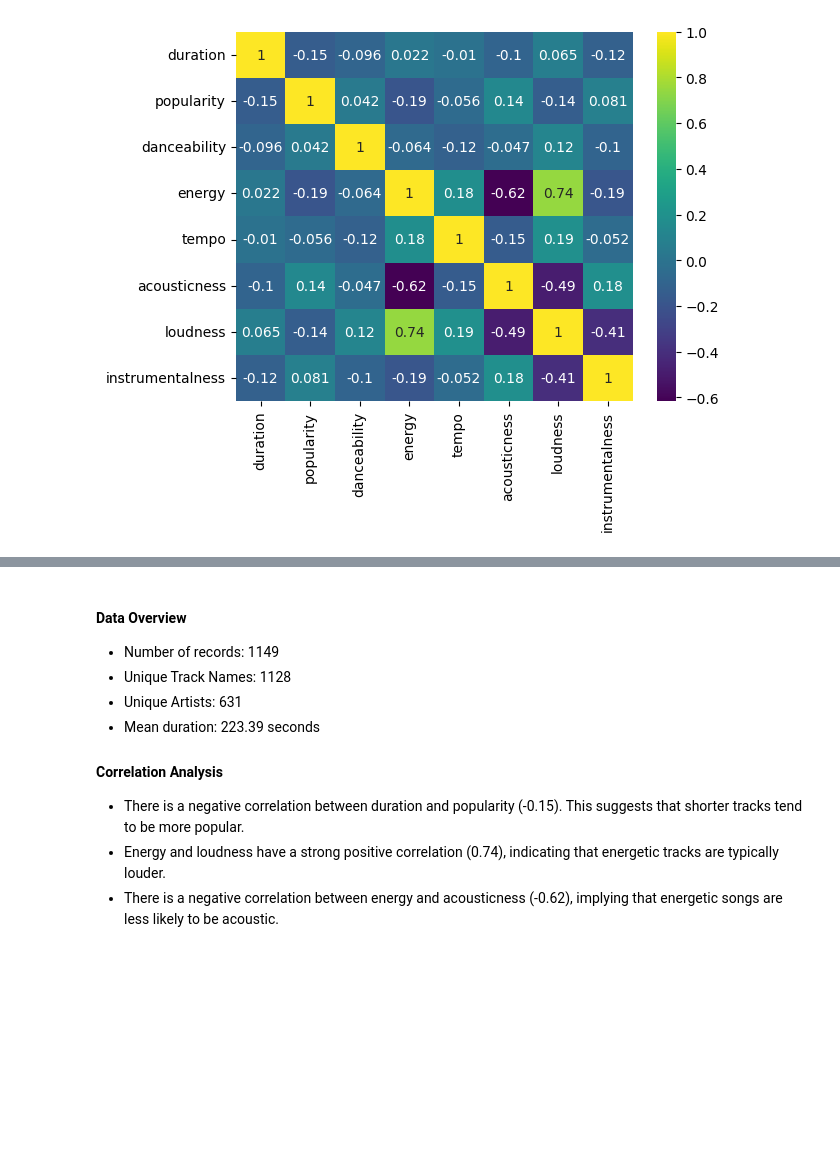
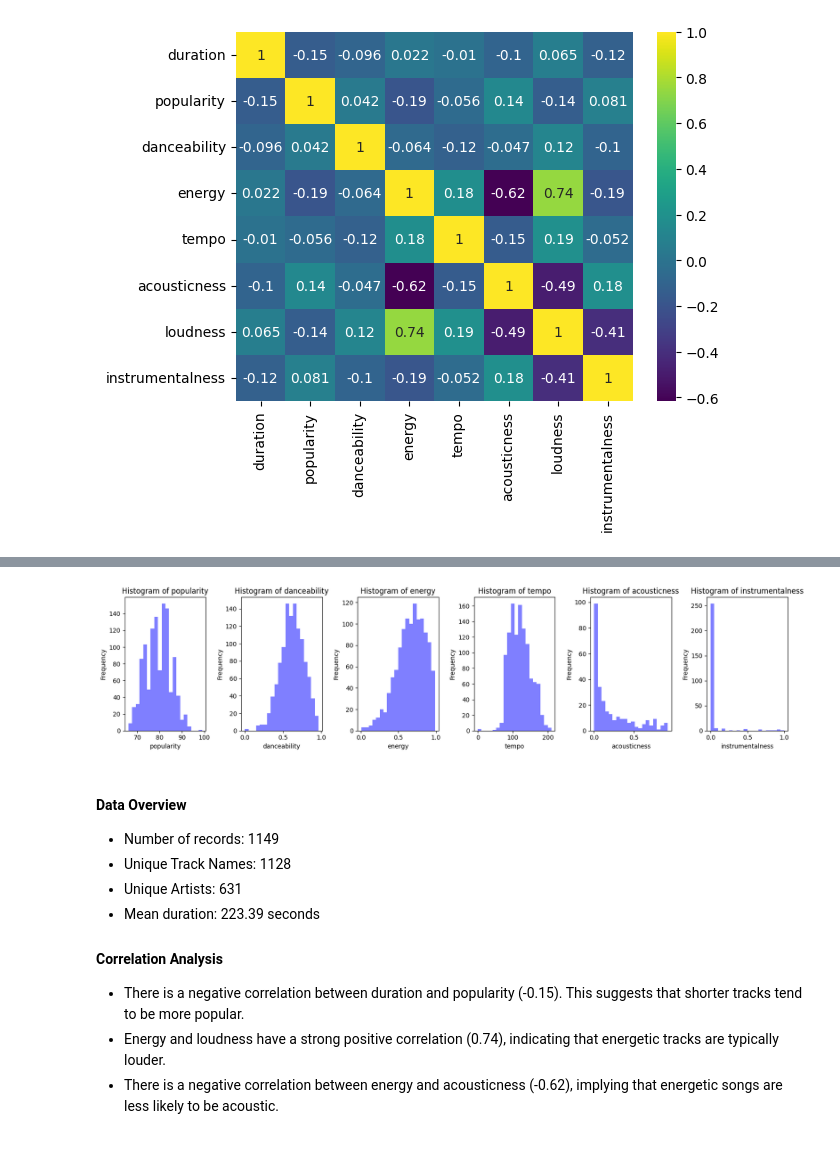
Before and after one commit to uktukt/SheGoesTech_Final_Project, a Jupyter notebook: fp_tracks.ipynb, the cells around one changed output, grey strips where cells are left out. Drawn from its saved outputs; the diff is of its cells as text; code cells hidden in the pictures; blank space fills up the shorter version.

```diff
--- a/fp_tracks.ipynb
+++ b/fp_tracks.ipynb
@@ -675,3 +673,19 @@ plt.show()
+# %%
+columns_to_plot = ['popularity', 'danceability', 'energy', 'tempo', 'acousticness', 'instrumentalness']
+
+# Create subplots for histograms
+fig, axes = plt.subplots(nrows=1, ncols=len(columns_to_plot), figsize=(16, 4))
+
+for i, column in enumerate(columns_to_plot):
+    axes[i].hist(df_merged_mysql_mongo[column], bins=20, alpha=0.5, color='blue')
+    axes[i].set_title(f'Histogram of {column}')
+    axes[i].set_xlabel(column)
+    axes[i].set_ylabel('Frequency')
+
+plt.tight_layout()
+plt.show()
+# %% [output]
+[figure, added]
 # %% [markdown]
 #### Data Overview
 * Number of records: 1149
```
Also changed, not shown: parts of 7 cells of this notebook, 6 other files.
